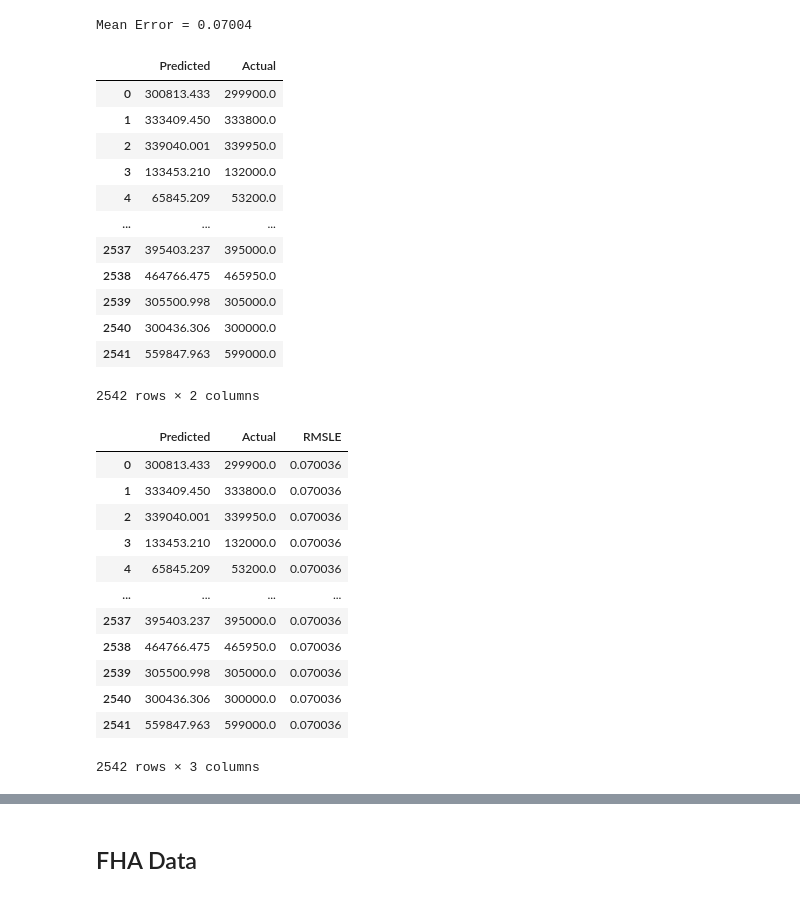
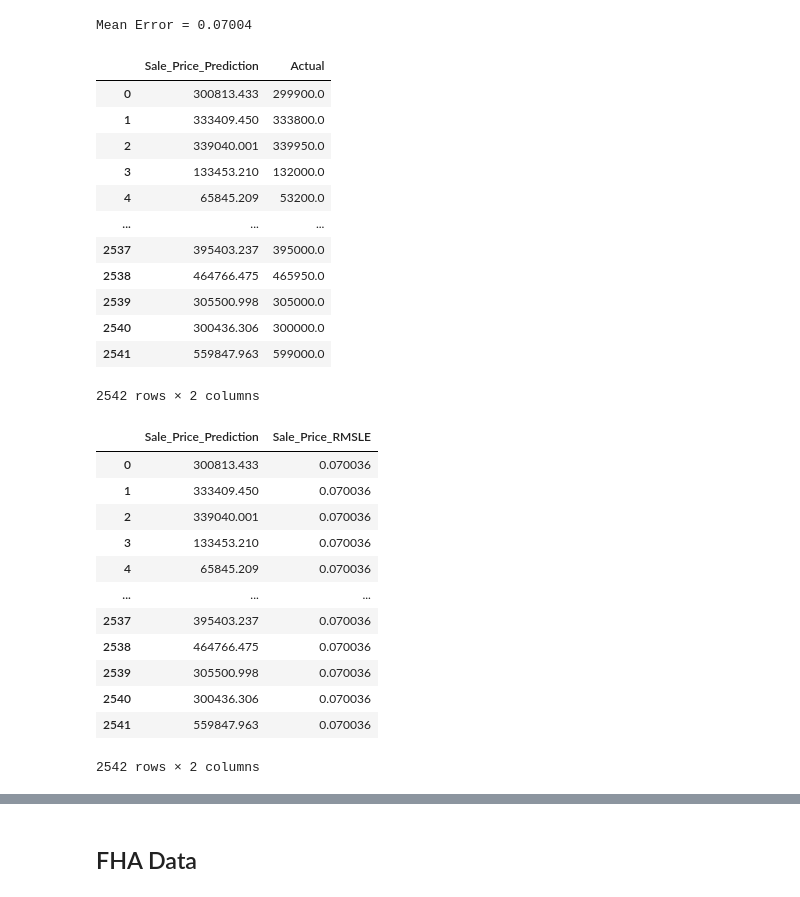
Before and after one commit to FinalProject-2021/Housing_Valuation, a Jupyter notebook: random_forest_regressor_am.ipynb, the cells around one changed output, grey strips where cells are left out. Cells and saved outputs as stored; diff of their text form; code cells hidden in the pictures.

Commit message:
created final rf dataframe and csv file

```diff
--- a/random_forest_regressor_am.ipynb
+++ b/random_forest_regressor_am.ipynb
@@ -214,10 +214,10 @@ print('Mean Error = %.5f' % np.sqrt(mean_squared_log_error(sale_y_test, rf_pred)
 # %% [output]
 Mean Error = 0.07004
 # %%
-output = pd.DataFrame({'Predicted':rf_pred, 'Actual': sale_y_test})
-output
+output_price = pd.DataFrame({'Sale_Price_Prediction':rf_pred, 'Actual': sale_y_test})
+output_price
 # %% [output]
-|  | Predicted | Actual |
+|  | Sale_Price_Prediction | Actual |
 | 0 | 300813.433 | 299900.0 |
 | 1 | 333409.450 | 333800.0 |
 | 2 | 339040.001 | 339950.0 |
@@ -232,19 +232,23 @@ output
 2542 rows × 2 columns
 # %%
 # Calculate mean error for each row and add to new column
-output['RMSLE'] = (np.sqrt(mean_squared_log_error(output['Actual'], output['Predicted'])))
-output
+output_price['Sale_Price_RMSLE'] = (np.sqrt(mean_squared_log_error(output_price['Actual'],
+                                    output_price['Sale_Price_Prediction'])))
+
+output_price = output_price.drop(columns='Actual')
+
+output_price
 # %% [output]
-|  | Predicted | Actual | RMSLE |
-| 0 | 300813.433 | 299900.0 | 0.070036 |
-| 1 | 333409.450 | 333800.0 | 0.070036 |
-| 2 | 339040.001 | 339950.0 | 0.070036 |
-| 3 | 133453.210 | 132000.0 | 0.070036 |
-| 4 | 65845.209 | 53200.0 | 0.070036 |
-| ... | ... | ... | ... |
-| 2537 | 395403.237 | 395000.0 | 0.070036 |
-| 2538 | 464766.475 | 465950.0 | 0.070036 |
-| 2539 | 305500.998 | 305000.0 | 0.070036 |
-| 2540 | 300436.306 | 300000.0 | 0.070036 |
-| 2541 | 559847.963 | 599000.0 | 0.070036 |
+|  | Sale_Price_Prediction | Sale_Price_RMSLE |
+| 0 | 300813.433 | 0.070036 |
+| 1 | 333409.450 | 0.070036 |
+| 2 | 339040.001 | 0.070036 |
+| 3 | 133453.210 | 0.070036 |
+| 4 | 65845.209 | 0.070036 |
+| ... | ... | ... |
+| 2537 | 395403.237 | 0.070036 |
+| 2538 | 464766.475 | 0.070036 |
+| 2539 | 305500.998 | 0.070036 |
+| 2540 | 300436.306 | 0.070036 |
+| 2541 | 559847.963 | 0.070036 |
-2542 rows × 3 columns
+2542 rows × 2 columns
```
Also changed, not shown: parts of 13 cells of this notebook, 1 other file.
